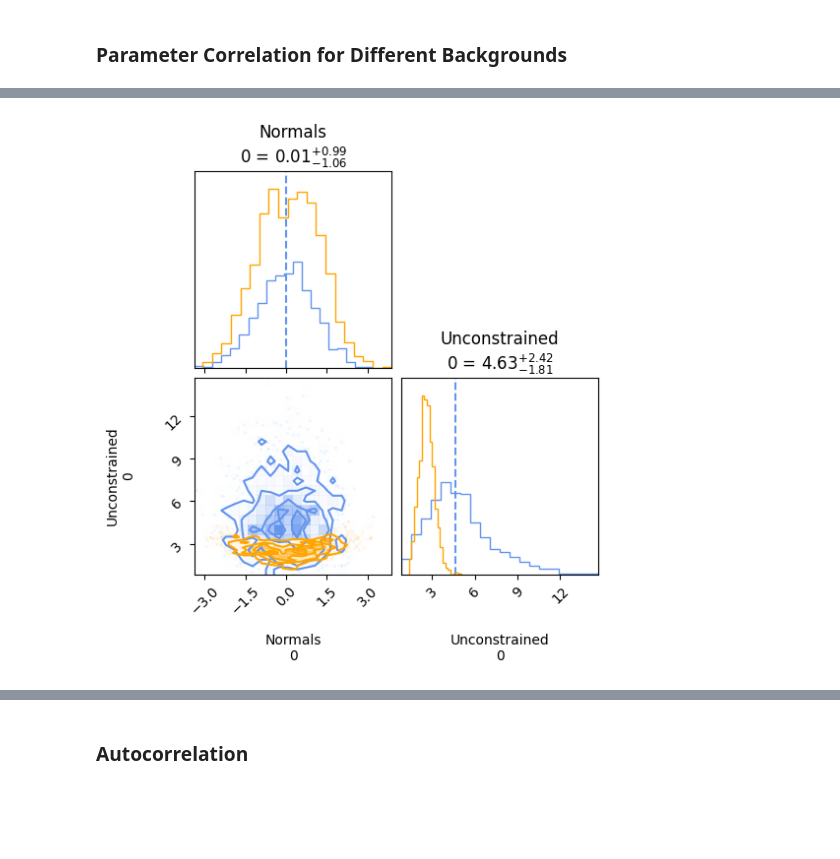
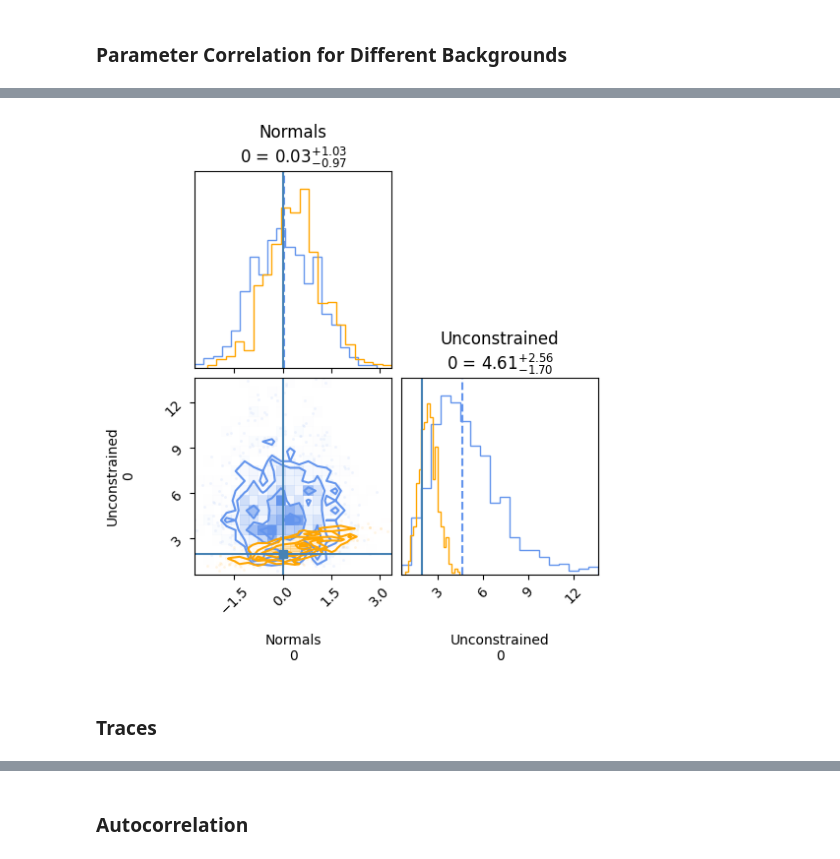
Before and after one commit to malin-horstmann/bayesian_pyhf, a Jupyter notebook: examples/SimpleModel.ipynb, the cells around one changed output, grey strips where cells are left out. Drawn from its saved outputs; the diff is of its cells as text; code cells hidden in the pictures; blank space fills up the shorter version.

```diff
--- a/examples/SimpleModel.ipynb
+++ b/examples/SimpleModel.ipynb
@@ -33,7 +37,7 @@ WARNING (pytensor.tensor.blas): Using NumPy C-API based implementation for BLAS
 N = 3
 nBins = N
 obs = jnp.array([70.]*N)
-model = pyhf.simplemodels.correlated_background([10]*N,[50]*N,[45]*N,[45]*N)
+model = pyhf.simplemodels.correlated_background([10]*N,[50]*N,[45]*N,[55]*N)
 
 n_samples = 100_000
 
@@ -41,6 +45,4 @@ unconstr_dict = {
     'mu': {'type': 'unconstrained', 'input': [[5.], [1.]]}
 }
 prior_dict = prepare_inference.prepare_priors(model, unconstr_dict)
-precision = []
-[precision.append(float(obs[i])**(0.5)) for i in range(nBins)]
-prepared_model = prepare_inference.prepare_model(model=model, observations=obs, precision=precision, priors=prior_dict)
+prepared_model = prepare_inference.prepare_model(model=model, observations=obs, priors=prior_dict)
@@ -47,5 +54,5 @@ prepared_model = prepare_inference.prepare_model(model=model, observations=obs,
 # %%
-expData_op = actual_inference.make_op(model)
+expData_op = one_line_inference.make_op(model)
 # %% [markdown]
 ### Simple Inference
 # %%
@@ -83,2 +78,4 @@ plt.show()
 # %% [markdown]
 ### Parameter Correlation for Different Backgrounds
+# %%
+post_data, post_pred, prior_pred = one_line_inference.sampling(prepared_model, expData_op, draws=1000, chains=1, step_method='NUTS_with_advi', tune=1000 )
@@ -85,6 +91,8 @@ plt.show()
 # %%
 # Parameter Corner Plots
 a = corner.corner(prior_pred.prior, quantiles=[0.5], show_titles=True, color='cornflowerblue')
-corner.corner(post_data.posterior, color = 'orange', fig=a);
+corner.corner(post_data.posterior, color = 'orange', truths=[0., 2.], fig=a);
 # %% [output]
-[figure, old version]
+[figure, new version]
+# %% [markdown]
+### Traces
```
Also changed, not shown: parts of 20 cells of this notebook, 3 other files.
